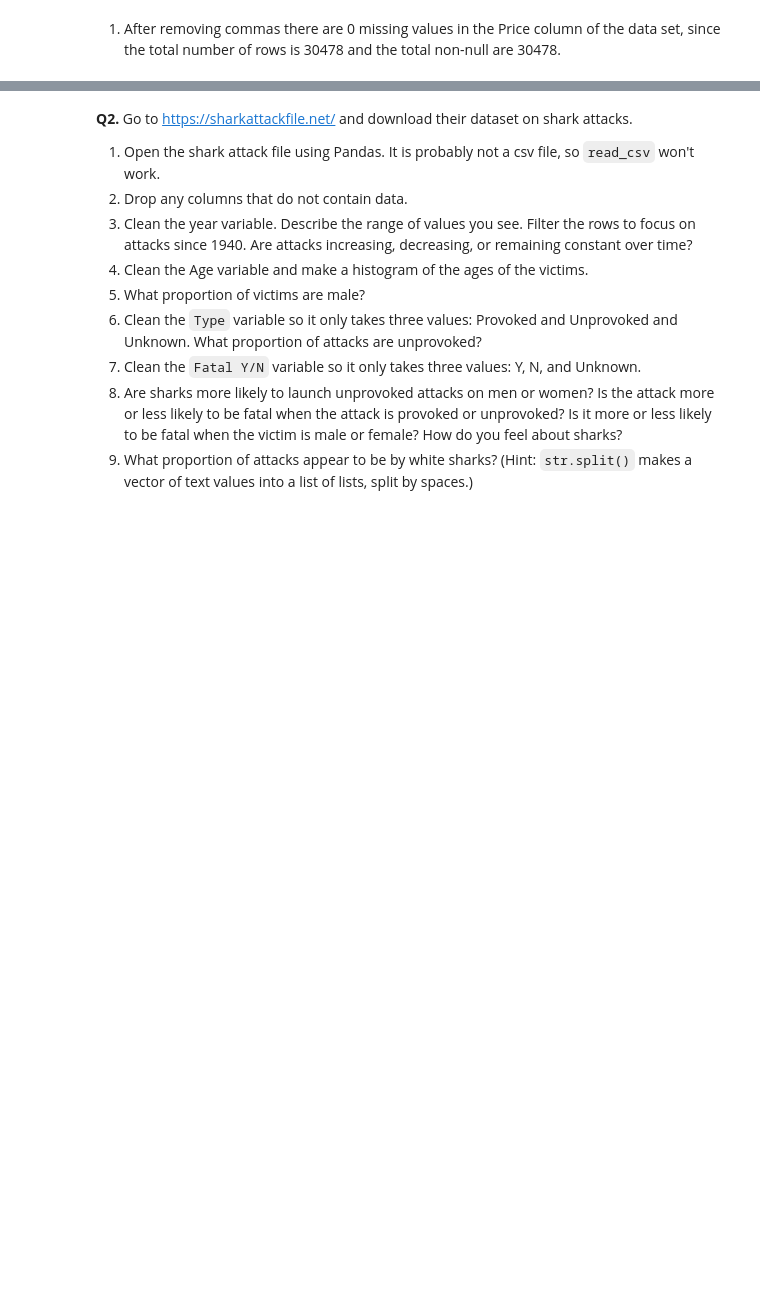
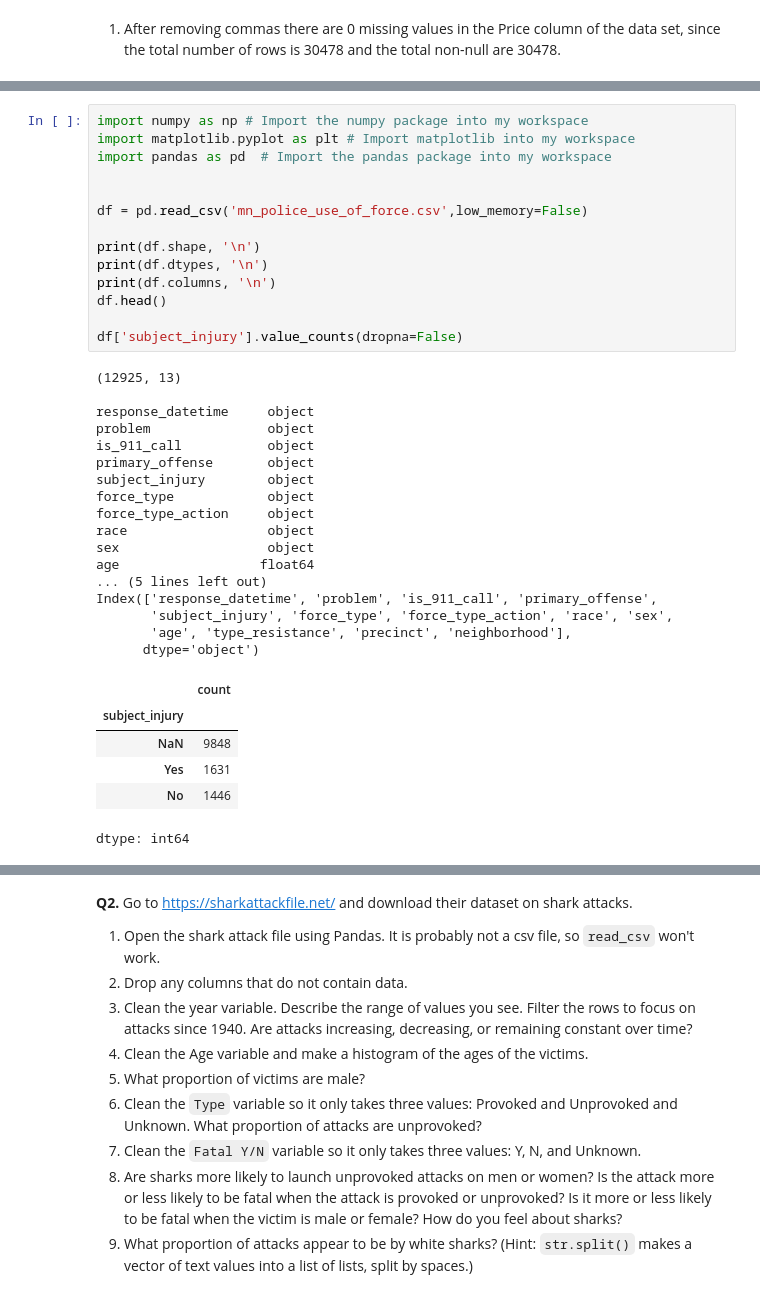
Before and after one commit to ananya-balach/DS-wrangling-fork, a Jupyter notebook: assignment/assignment.ipynb, the cells around one changed output, grey strips where cells are left out. Saved outputs shown, nothing was run; the diff lists cells and outputs as text; blank space fills up the shorter version.

```diff
--- a/assignment/assignment.ipynb
+++ b/assignment/assignment.ipynb
@@ -96,0 +103,38 @@ memory usage: 3.0+ MB
+# %%
+import numpy as np # Import the numpy package into my workspace
+import matplotlib.pyplot as plt # Import matplotlib into my workspace
+import pandas as pd  # Import the pandas package into my workspace
+
+
+df = pd.read_csv('mn_police_use_of_force.csv',low_memory=False)
+
+print(df.shape, '\n')
+print(df.dtypes, '\n')
+print(df.columns, '\n')
+df.head()
+
+df['subject_injury'].value_counts(dropna=False)
+# %% [output]
+(12925, 13)
+
+response_datetime     object
+problem               object
+is_911_call           object
+primary_offense       object
+subject_injury        object
+force_type            object
+force_type_action     object
+race                  object
+sex                   object
+age                  float64
+... (5 lines left out)
+Index(['response_datetime', 'problem', 'is_911_call', 'primary_offense',
+       'subject_injury', 'force_type', 'force_type_action', 'race', 'sex',
+       'age', 'type_resistance', 'precinct', 'neighborhood'],
+      dtype='object')
+|  | count |
+| subject_injury |  |
+| NaN | 9848 |
+| Yes | 1631 |
+| No | 1446 |
+dtype: int64
```
Also changed, not shown: parts of 4 cells of this notebook.
